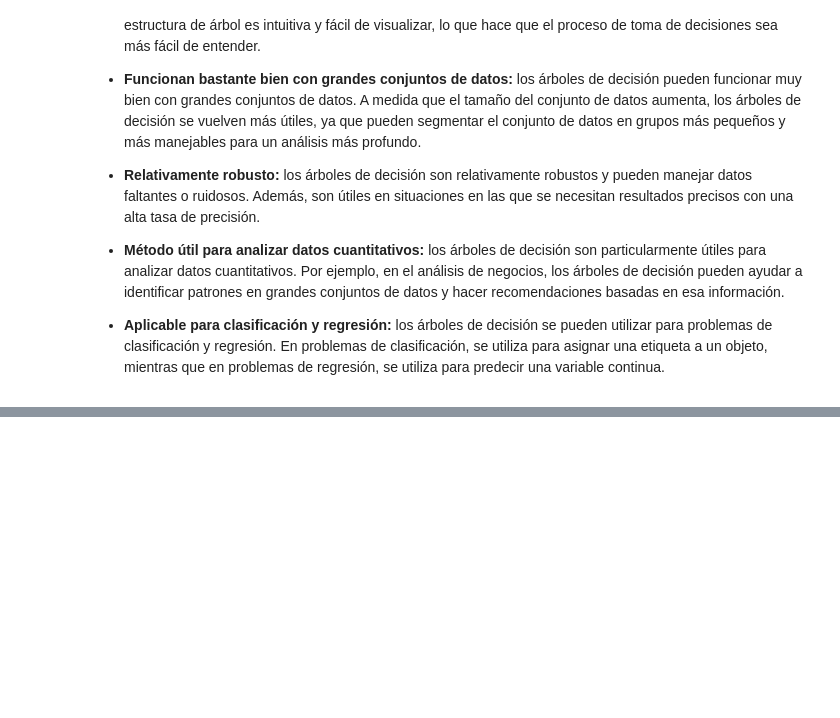
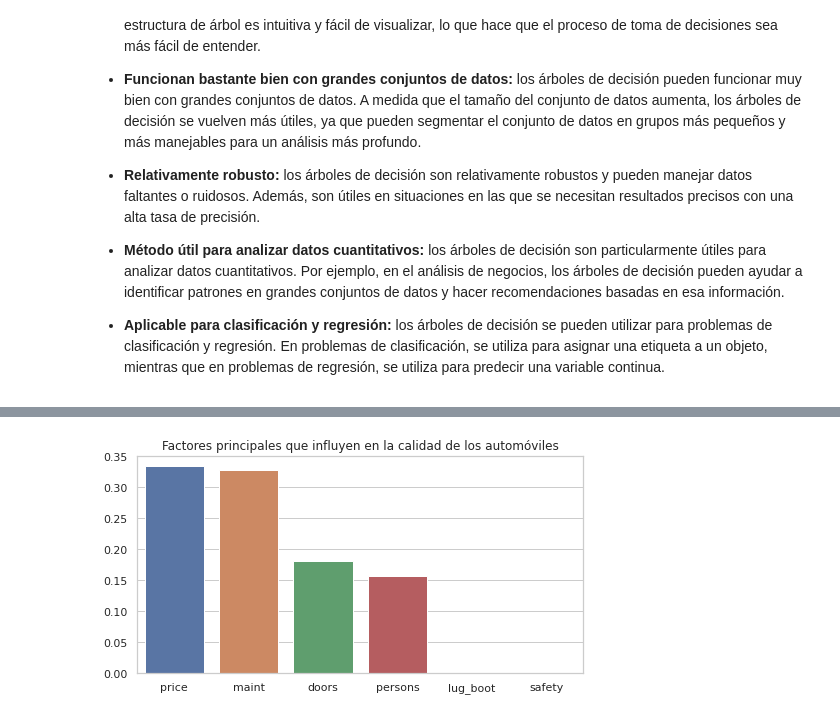
Before and after one commit to mazzaroli/decision_tree-random_forest, a Jupyter notebook: notas.ipynb, the cells around one changed output, grey strips where cells are left out. Cells and saved outputs as stored; diff of their text form; code cells hidden in the pictures; blank space fills up the shorter version.

```diff
--- a/notas.ipynb
+++ b/notas.ipynb
@@ -376,0 +616,4 @@ Aquí está la terminología comúnmente utilizada en los árboles de decisión:
+# %%
+from sklearn.model_selection import train_test_split
+
+X_train, X_test, y_train, y_test = train_test_split(X,y,test_size=0.3, random_state=42)
@@ -376,0 +628,5 @@ Aquí está la terminología comúnmente utilizada en los árboles de decisión:
+# %%
+from sklearn.tree import DecisionTreeClassifier
+
+# Instancia del modelo
+tree = DecisionTreeClassifier(random_state=42)
@@ -376,0 +635,15 @@ Aquí está la terminología comúnmente utilizada en los árboles de decisión:
+# %%
+from sklearn.model_selection import GridSearchCV
+
+# parametros del decision tree
+param_grid = {'criterion': ['gini', 'entropy'], 'max_depth': [2, 3, 4, 5]}
+# %%
+# Realizar la búsqueda de hiperparámetros utilizando GridSearchCV
+grid_search = GridSearchCV(tree, param_grid=param_grid, cv=10, return_train_score=True)
+grid_search.fit(X_train, y_train)
+
+# Imprimir los resultados
+print("Mejores hiperparámetros encontrados:")
+print(grid_search.best_params_)
+print("Mejor puntuación de validación cruzada:")
+print(grid_search.best_score_)
@@ -376,0 +696,11 @@ Aquí está la terminología comúnmente utilizada en los árboles de decisión:
+# %%
+# Verificamos el feature importances
+importances = grid_search.best_estimator_.feature_importances_
+importances = np.sort(importances)[::-1]
+columns = X.columns
+
+plt.figure(figsize=(8,4))
+sns.barplot(x=columns, y=importances);
+plt.title('Factores principales que influyen en la calidad de los automóviles');
+# %% [output]
+[figure, added]
```
Also changed, not shown: parts of 60 cells of this notebook, 2 other files.
